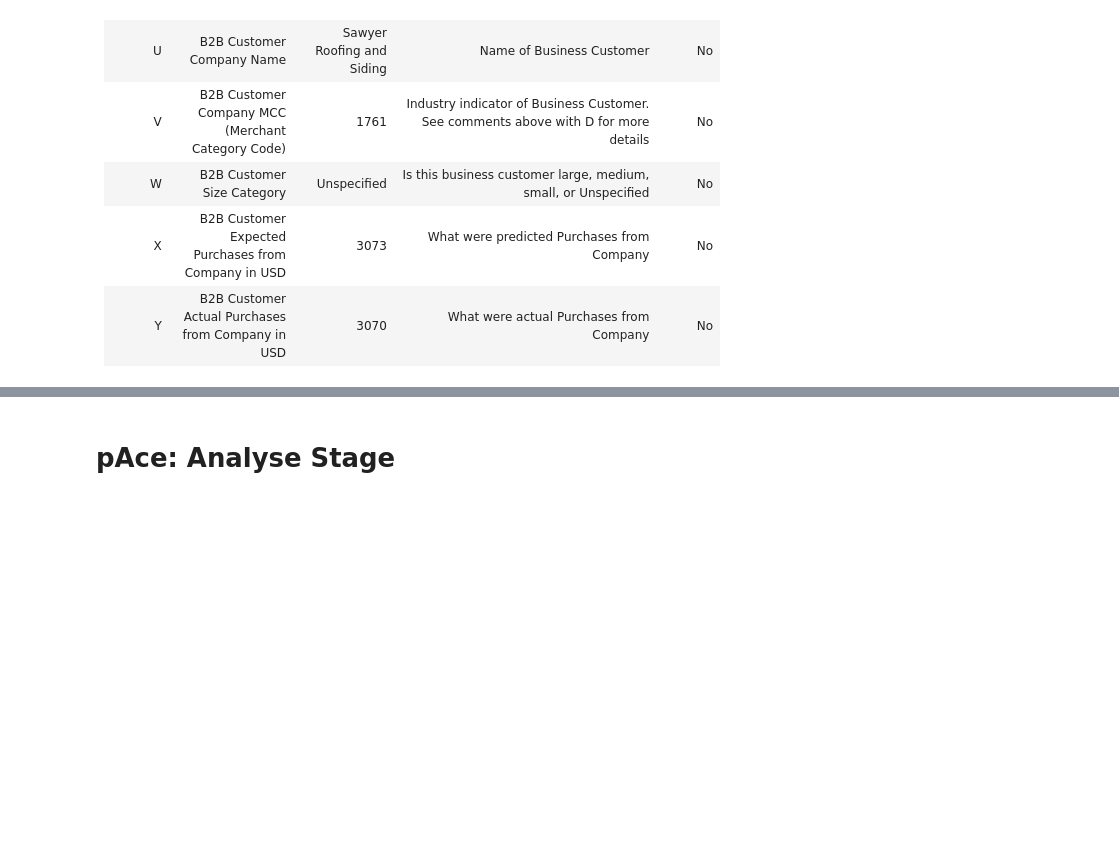
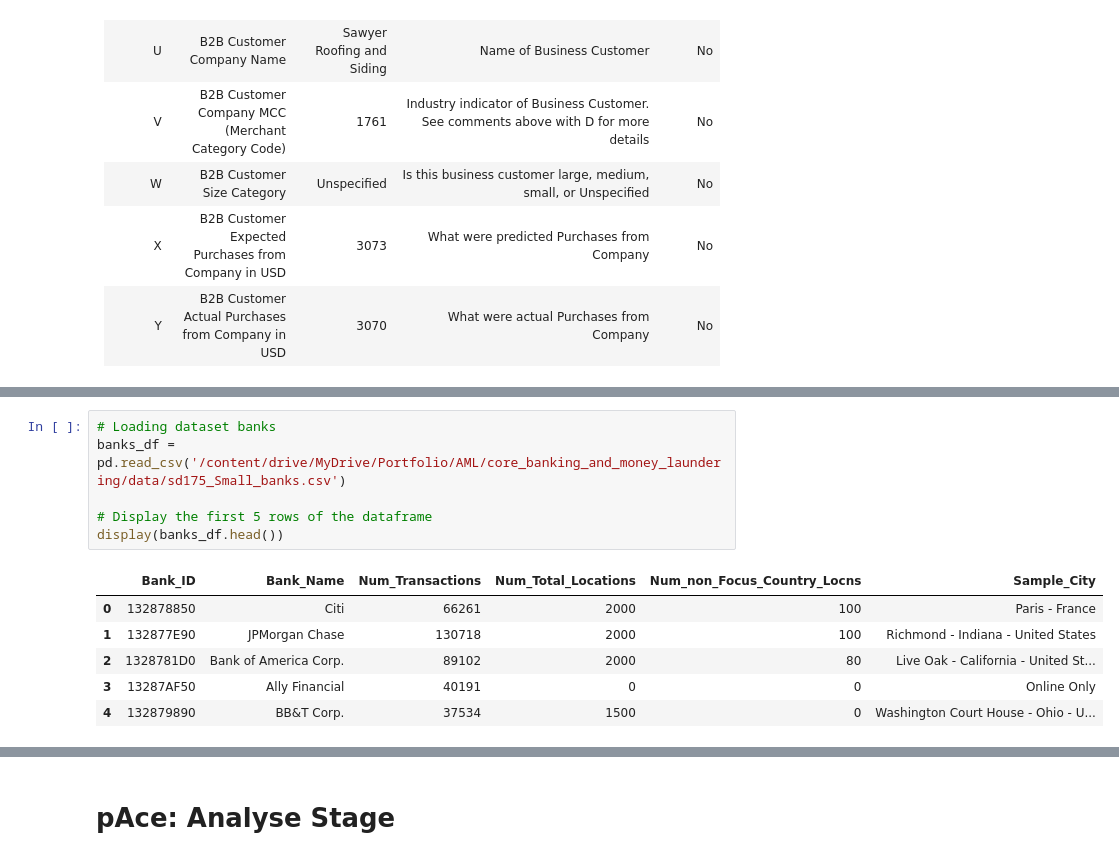
Before and after one commit to thomas-sutter/ai-aml-mvp2value, a Jupyter notebook: 1_exploratory_data_analysis.ipynb, the cells around one changed output, grey strips where cells are left out. Cells and saved outputs as stored; diff of their text form; blank space fills up the shorter version.

```diff
--- a/1_exploratory_data_analysis.ipynb
+++ b/1_exploratory_data_analysis.ipynb
@@ -178,0 +199,13 @@ Here are the data schemas for core banking:
+# %%
+# Loading dataset banks
+banks_df = pd.read_csv('/content/drive/MyDrive/Portfolio/AML/core_banking_and_money_laundering/data/sd175_Small_banks.csv')
+
+# Display the first 5 rows of the dataframe
+display(banks_df.head())
+# %% [output]
+|  | Bank_ID | Bank_Name | Num_Transactions | Num_Total_Locations | Num_non_Focus_Country_Locns | Sample_City |
+| 0 | 132878850 | Citi | 66261 | 2000 | 100 | Paris - France |
+| 1 | 132877E90 | JPMorgan Chase | 130718 | 2000 | 100 | Richmond - Indiana - United States |
+| 2 | 1328781D0 | Bank of America Corp. | 89102 | 2000 | 80 | Live Oak - California - United St... |
+| 3 | 13287AF50 | Ally Financial | 40191 | 0 | 0 | Online Only |
+| 4 | 132879890 | BB&T Corp. | 37534 | 1500 | 0 | Washington Court House - Ohio - U... |
```
Also changed, not shown: parts of 12 cells of this notebook.
